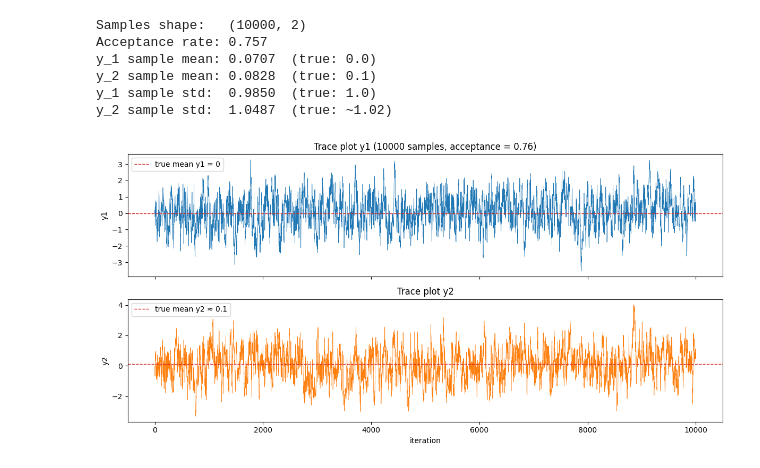
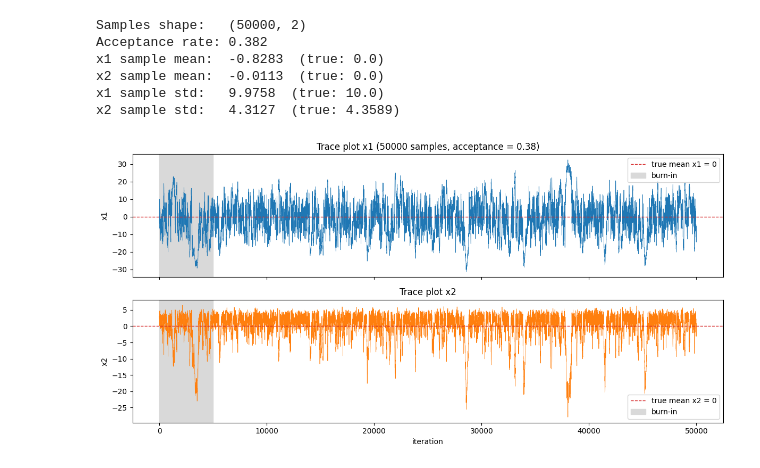
Before and after one commit to korkmazgoz-caglar/random-walk-mcmc, a Jupyter notebook: tutorials/03_banana_sampling.ipynb, the cells around one changed output. Cells and saved outputs as stored; diff of their text form; code cells hidden in the pictures.

```diff
--- a/tutorials/03_banana_sampling.ipynb
+++ b/tutorials/03_banana_sampling.ipynb
@@ -68,47 +61,51 @@ rng = np.random.default_rng(seed=42)
 
 samples, accepted = random_walk_metropolis_hastings(
     target_log_pdf=banana_log_pdf,
-    x0=[0.0, 0.0],
-    n_samples=10_000,
-    step_size=0.5,
+    x0=[0.0, 3.0],
+    n_samples=50_000,
+    step_size=[4.0, 2.0],
     rng=rng,
 )
 
+burn_in = 5_000
+posterior = samples[burn_in:]
+true_x2_std = np.sqrt(1.0 + 20_000.0 * b_default**2)
+
 print(f"Samples shape:   {samples.shape}")
 print(f"Acceptance rate: {accepted.mean():.3f}")
-print(f"y_1 sample mean: {samples[:, 0].mean():.4f}  (true: 0.0)")
-print(f"y_2 sample mean: {samples[:, 1].mean():.4f}  (true: 0.1)")
-print(f"y_1 sample std:  {samples[:, 0].std():.4f}  (true: 1.0)")
-print(f"y_2 sample std:  {samples[:, 1].std():.4f}  (true: ~1.02)")
+print(f"x1 sample mean:  {posterior[:, 0].mean():.4f}  (true: 0.0)")
+print(f"x2 sample mean:  {posterior[:, 1].mean():.4f}  (true: 0.0)")
+print(f"x1 sample std:   {posterior[:, 0].std():.4f}  (true: 10.0)")
+print(f"x2 sample std:   {posterior[:, 1].std():.4f}  (true: {true_x2_std:.4f})")
 # %% [output]
-Samples shape:   (10000, 2)
-Acceptance rate: 0.757
-y_1 sample mean: 0.0707  (true: 0.0)
-y_2 sample mean: 0.0828  (true: 0.1)
-y_1 sample std:  0.9850  (true: 1.0)
-y_2 sample std:  1.0487  (true: ~1.02)
+Samples shape:   (50000, 2)
+Acceptance rate: 0.382
+x1 sample mean:  -0.8283  (true: 0.0)
+x2 sample mean:  -0.0113  (true: 0.0)
+x1 sample std:   9.9758  (true: 10.0)
+x2 sample std:   4.3127  (true: 4.3589)
 # %%
-
-
 fig, axes = plt.subplots(2, 1, figsize=(12, 6), sharex=True)
 
-# Trace for y1
 axes[0].plot(samples[:, 0], linewidth=0.5, color="C0")
-axes[0].axhline(0, color="C3", linestyle="--", linewidth=1, label="true mean y1 = 0")
-axes[0].set_ylabel("y1")
-axes[0].set_title(f"Trace plot y1 ({len(samples)} samples, acceptance = {accepted.mean():.2f})")
+axes[0].axhline(0.0, color="C3", linestyle="--", linewidth=1, label="true mean x1 = 0")
+axes[0].axvspan(0, burn_in, color="0.85", label="burn-in")
+axes[0].set_ylabel("x1")
+axes[0].set_title(
+    f"Trace plot x1 ({len(samples)} samples, acceptance = {accepted.mean():.2f})"
+)
 axes[0].legend()
 
-# Trace for y2
 axes[1].plot(samples[:, 1], linewidth=0.5, color="C1")
-axes[1].axhline(0.1, color="C3", linestyle="--", linewidth=1, label="true mean y2 ≈ 0.1")
+axes[1].axhline(0.0, color="C3", linestyle="--", linewidth=1, label="true mean x2 = 0")
+axes[1].axvspan(0, burn_in, color="0.85", label="burn-in")
 axes[1].set_xlabel("iteration")
-axes[1].set_ylabel("y2")
-axes[1].set_title(f"Trace plot y2")
+axes[1].set_ylabel("x2")
+axes[1].set_title("Trace plot x2")
 axes[1].legend()
 
 plt.tight_layout()
 plt.show()
 # %% [output]
-[figure, old version]
+[figure, new version]
 # %%
```
Also changed, not shown: parts of 6 cells of this notebook, 7 other files.
